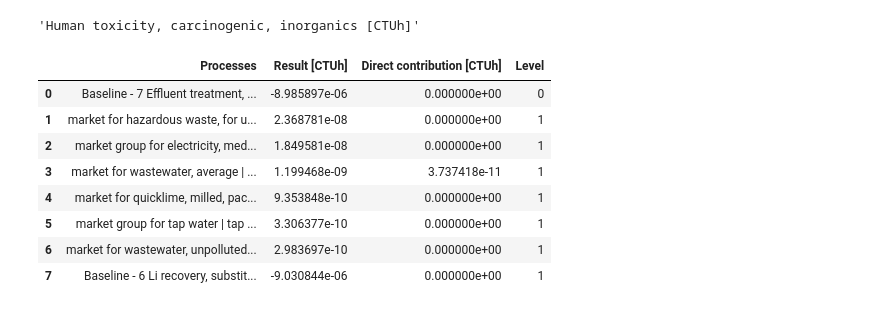
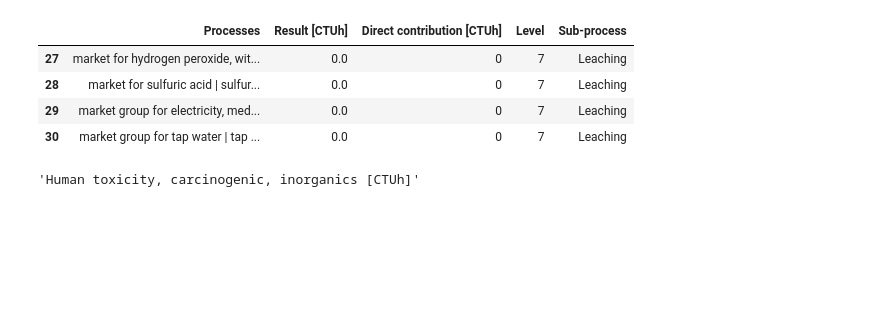
Before and after one commit to laphei/openlca-contributor, a Jupyter notebook: contributor.ipynb, the cells around one changed output. Drawn from its saved outputs; the diff is of its cells as text; code cells hidden in the pictures; blank space fills up the shorter version.

```diff
--- a/contributor.ipynb
+++ b/contributor.ipynb
@@ -22,11 +33,11 @@ def parse_contribution_tree(scenario):
 
     # Iterate through the rows of the dataframe
     for i, row in df.iterrows():
-        # Replace nan by 0 in 'Direct contributions [CTUe]' column
+        # Replace nan by 0 in 'Direct contributions' column
         if pd.isna(row.iloc[-1]):
             row.iloc[-1] = 0
 
-        # Determine level by checking which cell is filled in the row
+        # Determine the level by checking which cell is filled in the row
         level = next((j for j in range(len(row)) if not pd.isna(row[j])), len(row))
         if level == current_subprocess_level:
             current_subprocess_level -= 1
@@ -36,7 +47,6 @@ def parse_contribution_tree(scenario):
             current_subprocess_level = level
             row['Level'] = level
             final_rows.append(row.dropna().values)
-            processes.append([row.dropna().values])
 
         # Check if the row is an activity and needs to be retained
         elif not pd.isna(row[level]):
@@ -52,32 +62,39 @@ def parse_contribution_tree(scenario):
     final_df.columns = final_df.iloc[0]
     final_df = final_df[1:]
 
-    # Group subprocesses
-    for i, row in final_df.iterrows():
-        for j, p in enumerate(processes):
-            if row['Level'] - 1 == p[0][-1]:
-                p.append(row.values)
-
-    final_processes = []
-    for i, p in enumerate(processes):
-        final_processes.append(pd.DataFrame(list(map(np.ravel, p)), columns=final_df.columns))
-
-    return name, final_df, final_processes
+    return name, final_df
+# %%
+def parse_sub_processes(df, sub_process_names):
+    sub_process_totals = []
+    sub_processes = []
+
+    # Extract sub-process 'totals' (e.g. 'Leaching')
+    for i, row in df.iterrows():
+        # print(row['Level'])
+        # print(sub_process_names[7 - row['Level']])
+        df.loc[i, 'Sub-process'] = sub_process_names[row['Level'] - 1]
+        if row[0].startswith('Baseline'):
+            sub_process_totals.append(row)
+            df.drop(index=i, inplace=True)
+    sub_process_totals = pd.DataFrame(sub_process_totals, columns=df.columns)
+
+    # Group sub-processes
+    for i, g in df.groupby('Level'):
+        sub_processes.append(g)
+
+    return sub_process_totals, sub_processes
+# %%
+category, contributions = parse_contribution_tree('Baseline')
+sub_process_totals, sub_processes = parse_sub_processes(contributions, sub_process_names)
 # %%
-category, contributions, processes = parse_contribution_tree('Baseline')
+sub_processes[6]
+# %% [output]
+|  | Processes | Result [CTUh] | Direct contribution [CTUh] | Level | Sub-process |
+| 27 | market for hydrogen peroxide, wit... | 0.0 | 0 | 7 | Leaching |
+| 28 | market for sulfuric acid | sulfur... | 0.0 | 0 | 7 | Leaching |
+| 29 | market group for electricity, med... | 0.0 | 0 | 7 | Leaching |
+| 30 | market group for tap water | tap ... | 0.0 | 0 | 7 | Leaching |
 # %%
 category
 # %% [output]
 'Human toxicity, carcinogenic, inorganics [CTUh]'
-# %%
-processes[0]
-# %% [output]
-|  | Processes | Result [CTUh] | Direct contribution [CTUh] | Level |
-| 0 | Baseline - 7 Effluent treatment, ... | -8.985897e-06 | 0.000000e+00 | 0 |
-| 1 | market for hazardous waste, for u... | 2.368781e-08 | 0.000000e+00 | 1 |
-| 2 | market group for electricity, med... | 1.849581e-08 | 0.000000e+00 | 1 |
-| 3 | market for wastewater, average | ... | 1.199468e-09 | 3.737418e-11 | 1 |
-| 4 | market for quicklime, milled, pac... | 9.353848e-10 | 0.000000e+00 | 1 |
-| 5 | market group for tap water | tap ... | 3.306377e-10 | 0.000000e+00 | 1 |
-| 6 | market for wastewater, unpolluted... | 2.983697e-10 | 0.000000e+00 | 1 |
-| 7 | Baseline - 6 Li recovery, substit... | -9.030844e-06 | 0.000000e+00 | 1 |
```
Also changed, not shown: parts of 11 cells of this notebook.
